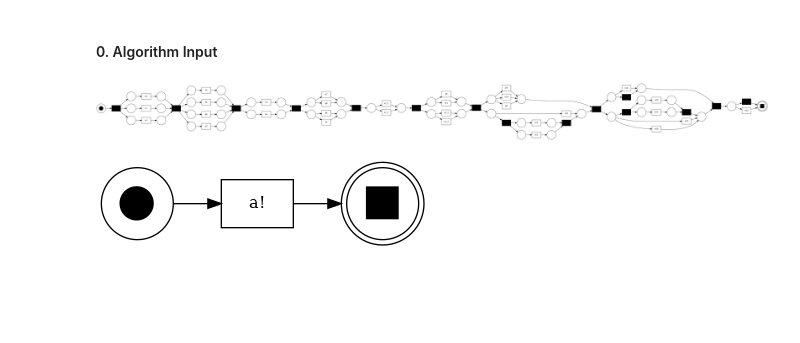
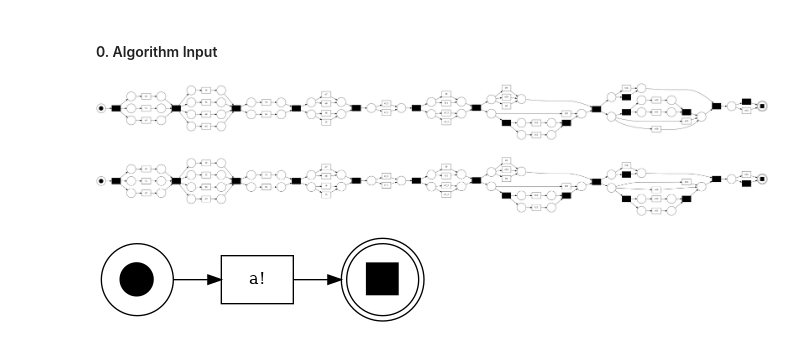
Before and after one commit to SimonLeiner/university-petri-nets, a Jupyter notebook: backend/notebooks/algorithm_test.ipynb, the cells around one changed output. Drawn from its saved outputs; the diff is of its cells as text; code cells hidden in the pictures; blank space fills up the shorter version.

```diff
--- a/backend/notebooks/algorithm_test.ipynb
+++ b/backend/notebooks/algorithm_test.ipynb
@@ -50,6 +50,14 @@ net, initial_marking, final_marking = discover(df_log, algorithm, **algorithm_kw
 pm4py.view_petri_net(net, initial_marking, final_marking, format="png")
 # %% [output]
 [figure]
+# %%
+pnml_path = "/app/backend/data_catalog/temp_files/temp_net.pnml"
+
+# model
+net, initial_marking, final_marking = pm4py.read_pnml(pnml_path)
+pm4py.view_petri_net(net, initial_marking, final_marking)
+# %% [output]
+[figure, added]
 # %%
 # define input path
 log_path = "/app/backend/data_catalog/compositional_process_discovery_experiment_data/IP-1/IP-1_initial_log.xes"
```
Also changed, not shown: 7 other files.
